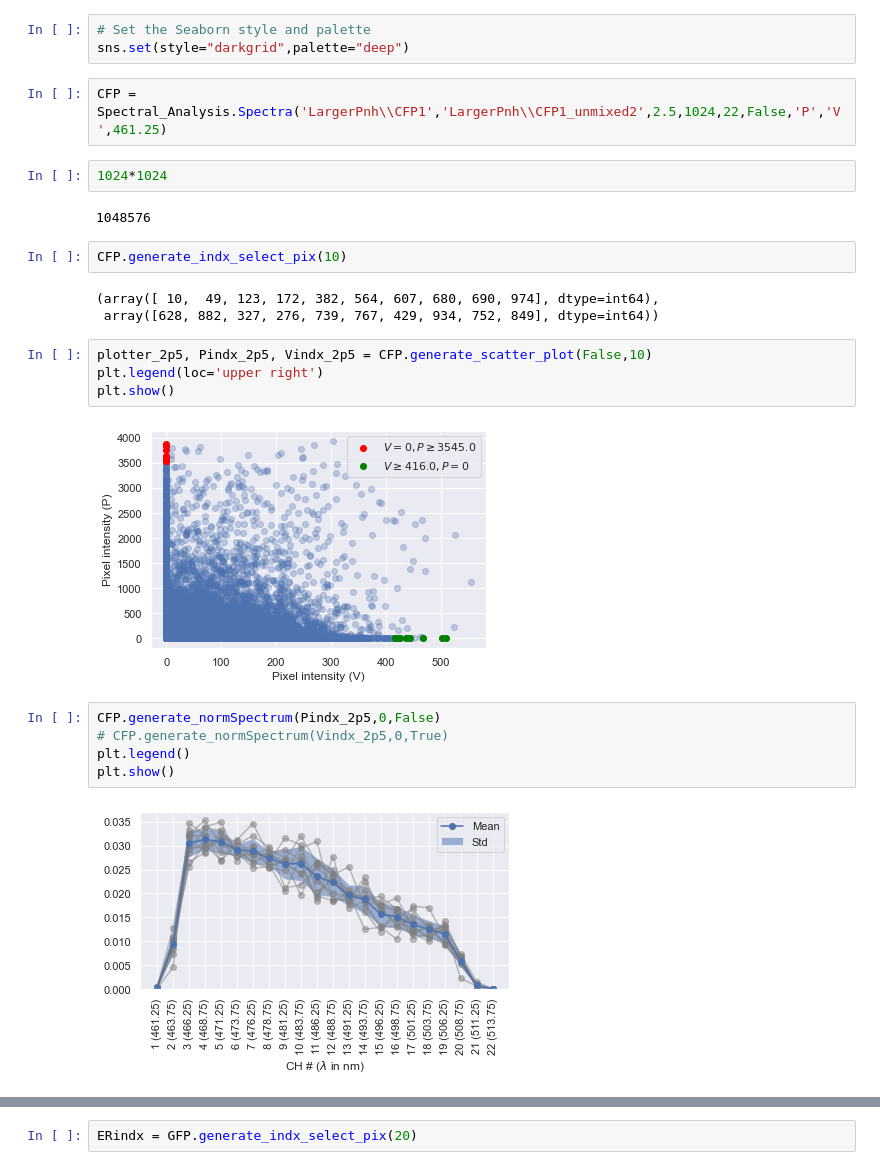
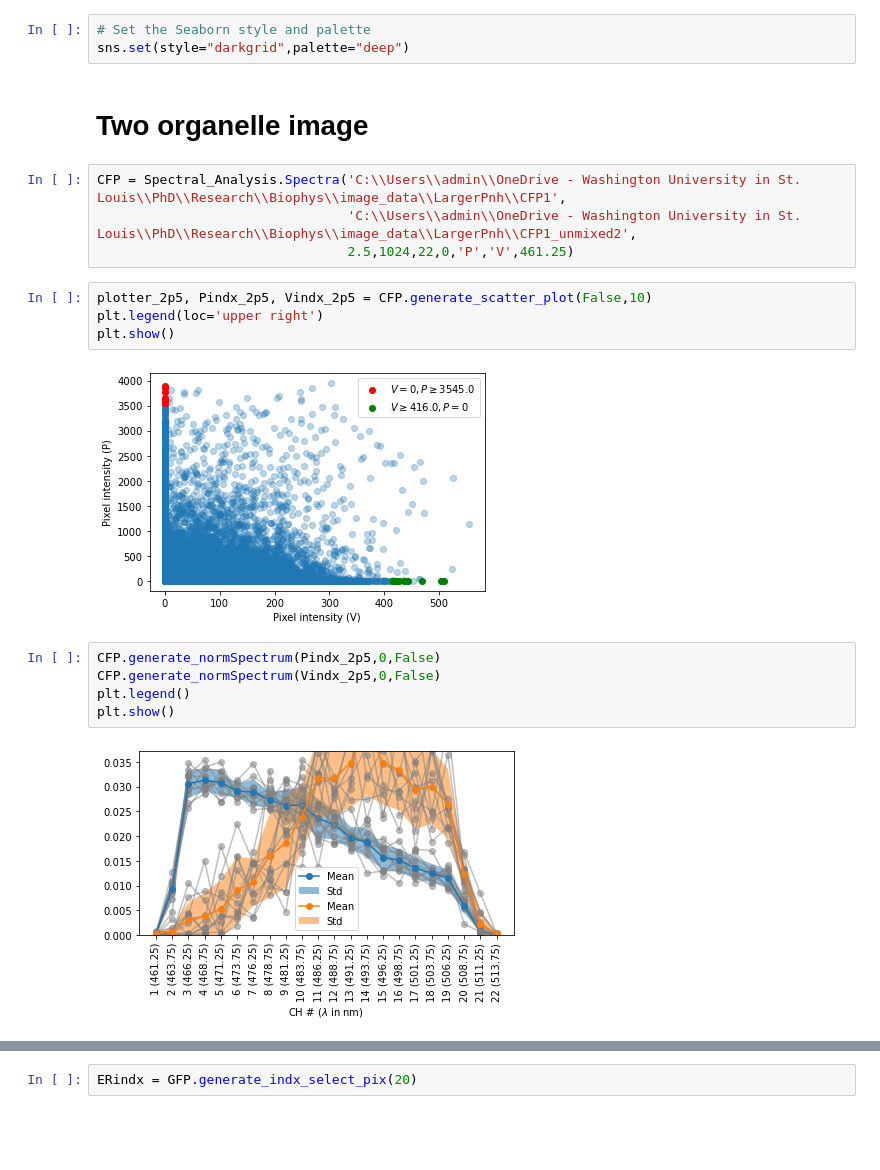
Before and after one commit to ajannamay/Spectral_imaging, a Jupyter notebook: test.ipynb, the cells around one changed output, grey strips where cells are left out. Cells and saved outputs as stored; diff of their text form; blank space fills up the shorter version.

```diff
--- a/test.ipynb
+++ b/test.ipynb
@@ -13,27 +13,22 @@ import Spectral_Analysis
 # %%
 # Set the Seaborn style and palette
 sns.set(style="darkgrid",palette="deep")
+# %% [markdown]
+# Two organelle image
 # %%
-CFP = Spectral_Analysis.Spectra('LargerPnh\\CFP1','LargerPnh\\CFP1_unmixed2',2.5,1024,22,False,'P','V',461.25)
+CFP = Spectral_Analysis.Spectra('C:\\Users\\admin\\OneDrive - Washington University in St. Louis\\PhD\\Research\\Biophys\\image_data\\LargerPnh\\CFP1',
+                                'C:\\Users\\admin\\OneDrive - Washington University in St. Louis\\PhD\\Research\\Biophys\\image_data\\LargerPnh\\CFP1_unmixed2',
+                                2.5,1024,22,0,'P','V',461.25)
-# %%
-1024*1024
-# %% [output]
-1048576
-# %%
-CFP.generate_indx_select_pix(10)
-# %% [output]
-(array([ 10,  49, 123, 172, 382, 564, 607, 680, 690, 974], dtype=int64),
- array([628, 882, 327, 276, 739, 767, 429, 934, 752, 849], dtype=int64))
 # %%
 plotter_2p5, Pindx_2p5, Vindx_2p5 = CFP.generate_scatter_plot(False,10)
 plt.legend(loc='upper right')
 plt.show()
 # %% [output]
-[figure, old version]
+[figure, new version]
 # %%
 CFP.generate_normSpectrum(Pindx_2p5,0,False)
-# CFP.generate_normSpectrum(Vindx_2p5,0,True)
+CFP.generate_normSpectrum(Vindx_2p5,0,False)
 plt.legend()
 plt.show()
 # %% [output]
-[figure, old version]
+[figure, new version]
```
Also changed, not shown: parts of 10 cells of this notebook.
